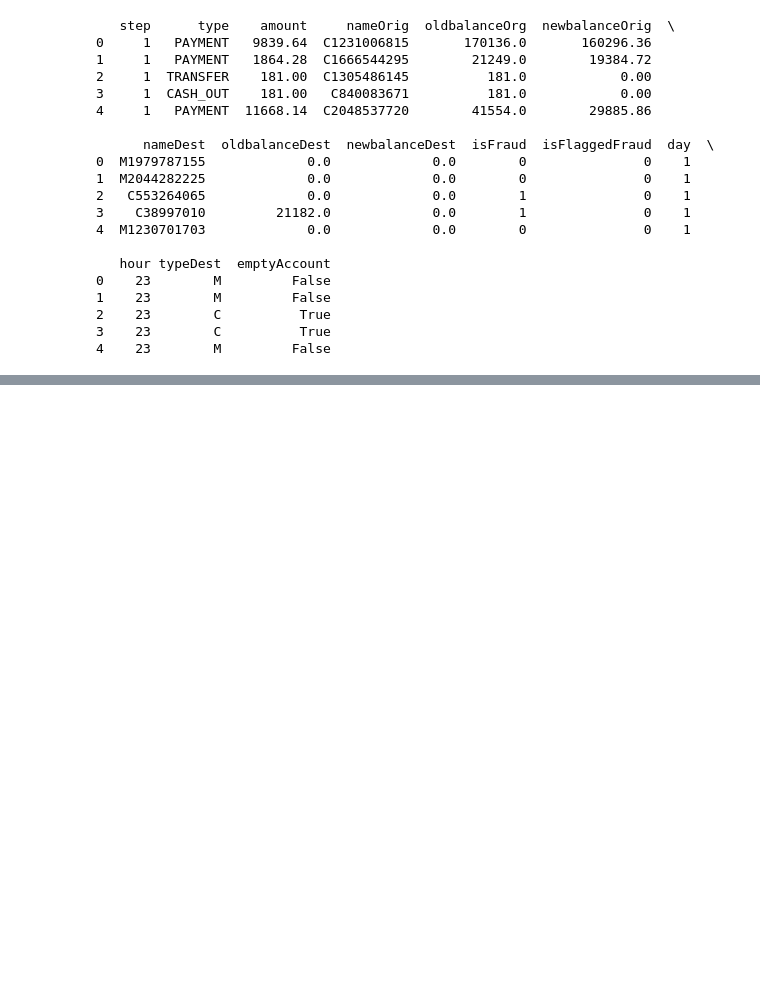
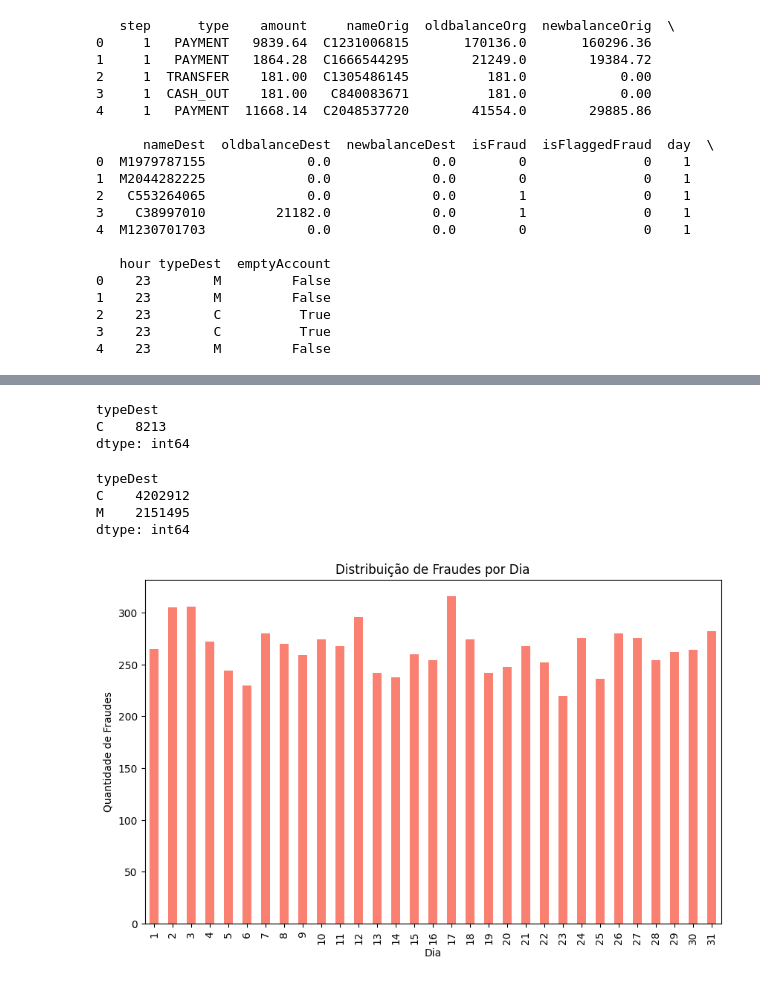
Before and after one commit to BrunaCFerreiraAzevedo/PredicaoFraude, a Jupyter notebook: AnaliseExploratoria.ipynb, the cells around one changed output, grey strips where cells are left out. Saved outputs shown, nothing was run; the diff lists cells and outputs as text; code cells hidden in the pictures; blank space fills up the shorter version.

```diff
--- a/AnaliseExploratoria.ipynb
+++ b/AnaliseExploratoria.ipynb
@@ -273,3 +361,52 @@ df.describe()
 | 50% | 2.390000e+02 | 7.487194e+04 | 1.420800e+04 | 0.000000e+00 | 1.327057e+05 | 2.146614e+05 | 0.000000e+00 | ... |
 | 75% | 3.350000e+02 | 2.087215e+05 | 1.073152e+05 | 1.442584e+05 | 9.430367e+05 | 1.111909e+06 | 0.000000e+00 | ... |
 | max | 7.430000e+02 | 9.244552e+07 | 5.958504e+07 | 4.958504e+07 | 3.560159e+08 | 3.561793e+08 | 1.000000e+00 | ... |
+# %%
+# Filtrar as transações fraudulentas (onde isFraud == 1)
+df_fraud = df[df['isFraud'] == 1]
+
+# Agrupar por 'typeDest' e contar as ocorrências de fraudes por tipo
+fraud_count_by_typeDest = df_fraud.groupby('typeDest').size()
+
+# Exibir o resultado
+print(fraud_count_by_typeDest)
+# %% [output]
+typeDest
+C    8213
+dtype: int64
+# %%
+# Filtrar as transações fraudulentas (onde isFraud == 1)
+df_fraud = df[df['isFraud'] == 0]
+
+# Agrupar por 'typeDest' e contar as ocorrências de fraudes por tipo
+fraud_count_by_typeDest = df_fraud.groupby('typeDest').size()
+
+# Exibir o resultado
+print(fraud_count_by_typeDest)
+# %% [output]
+typeDest
+C    4202912
+M    2151495
+dtype: int64
+# %%
+import matplotlib.pyplot as plt
+
+# Filtrar as transações fraudulentas
+df_fraud = df[df['isFraud'] == 1]
+
+# Contar fraudes por dia
+fraud_count_by_day = df_fraud.groupby('day').size()
+
+# Criar gráfico de barras para a quantidade de fraudes por dia
+plt.figure(figsize=(10, 6))
+fraud_count_by_day.plot(kind='bar', color='salmon')
+
+# Adicionar título e rótulos
+plt.title('Distribuição de Fraudes por Dia')
+plt.xlabel('Dia')
+plt.ylabel('Quantidade de Fraudes')
+
+# Exibir o gráfico
+plt.show()
+# %% [output]
+[figure, added]
```
Also changed, not shown: parts of 12 cells of this notebook.
